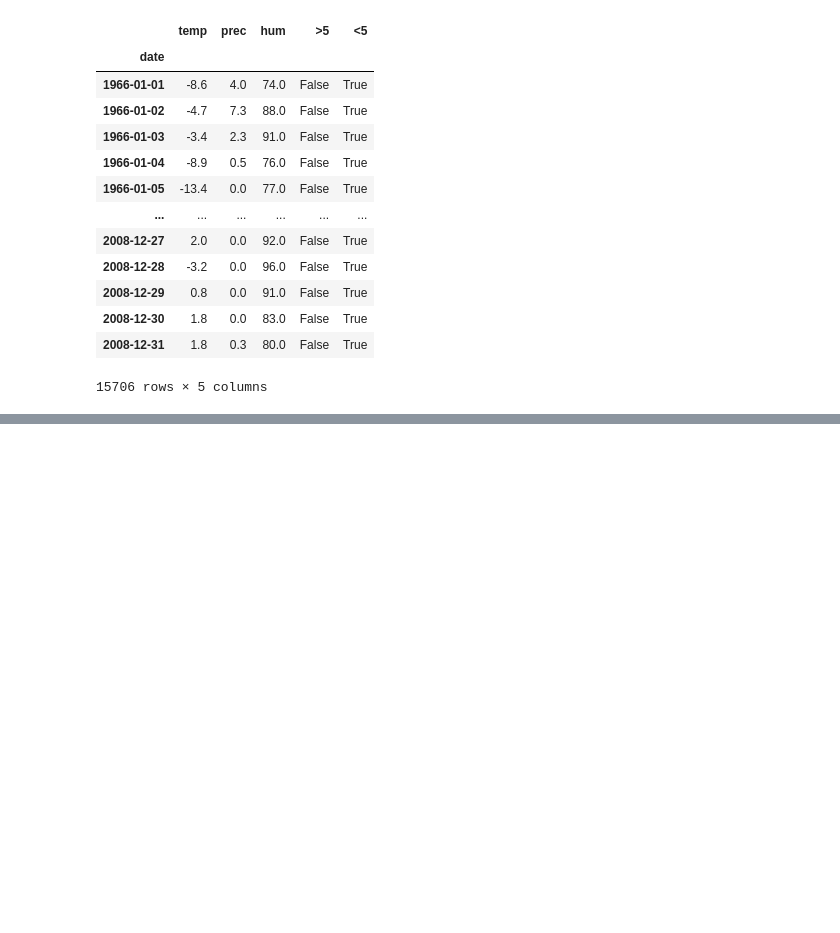
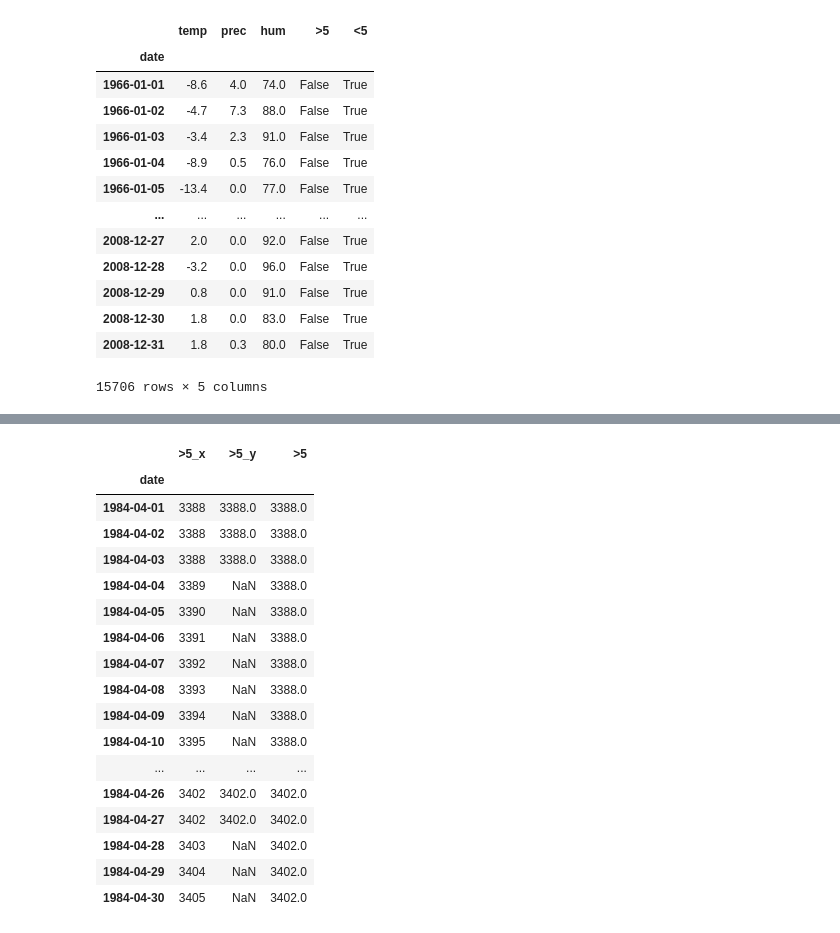
Before and after one commit to didzislauva/jupyter_tutorial, a Jupyter notebook: Laikrinda 3.ipynb, the cells around one changed output, grey strips where cells are left out. Cells and saved outputs as stored; diff of their text form; code cells hidden in the pictures; blank space fills up the shorter version.

```diff
--- a/Laikrinda 3.ipynb
+++ b/Laikrinda 3.ipynb
@@ -104,0 +112,33 @@ df_z
+# %%
+############################## piemērs ###################
+a_v1=a_v[">5"].cumsum()
+a_v2=a_v[">5"].cumsum().where(~a_v[">5"])
+a_v3=a_v[">5"].cumsum().where(~a_v[">5"]).ffill()
+
+f1=a_v1["1984-04"].to_frame() # >5_x
+f2=a_v2["1984-04"].to_frame() # >5_y
+f3=a_v3["1984-04"].to_frame() # >5
+
+g=pd.merge(f1,f2, on="date")
+g=pd.merge(g,f3, on="date")
+g
+##########################################################
+# %% [output]
+|  | >5_x | >5_y | >5 |
+| date |  |  |  |
+| 1984-04-01 | 3388 | 3388.0 | 3388.0 |
+| 1984-04-02 | 3388 | 3388.0 | 3388.0 |
+| 1984-04-03 | 3388 | 3388.0 | 3388.0 |
+| 1984-04-04 | 3389 | NaN | 3388.0 |
+| 1984-04-05 | 3390 | NaN | 3388.0 |
+| 1984-04-06 | 3391 | NaN | 3388.0 |
+| 1984-04-07 | 3392 | NaN | 3388.0 |
+| 1984-04-08 | 3393 | NaN | 3388.0 |
+| 1984-04-09 | 3394 | NaN | 3388.0 |
+| 1984-04-10 | 3395 | NaN | 3388.0 |
+| ... | ... | ... | ... |
+| 1984-04-26 | 3402 | 3402.0 | 3402.0 |
+| 1984-04-27 | 3402 | 3402.0 | 3402.0 |
+| 1984-04-28 | 3403 | NaN | 3402.0 |
+| 1984-04-29 | 3404 | NaN | 3402.0 |
+| 1984-04-30 | 3405 | NaN | 3402.0 |
```
Also changed, not shown: parts of 28 cells of this notebook.
